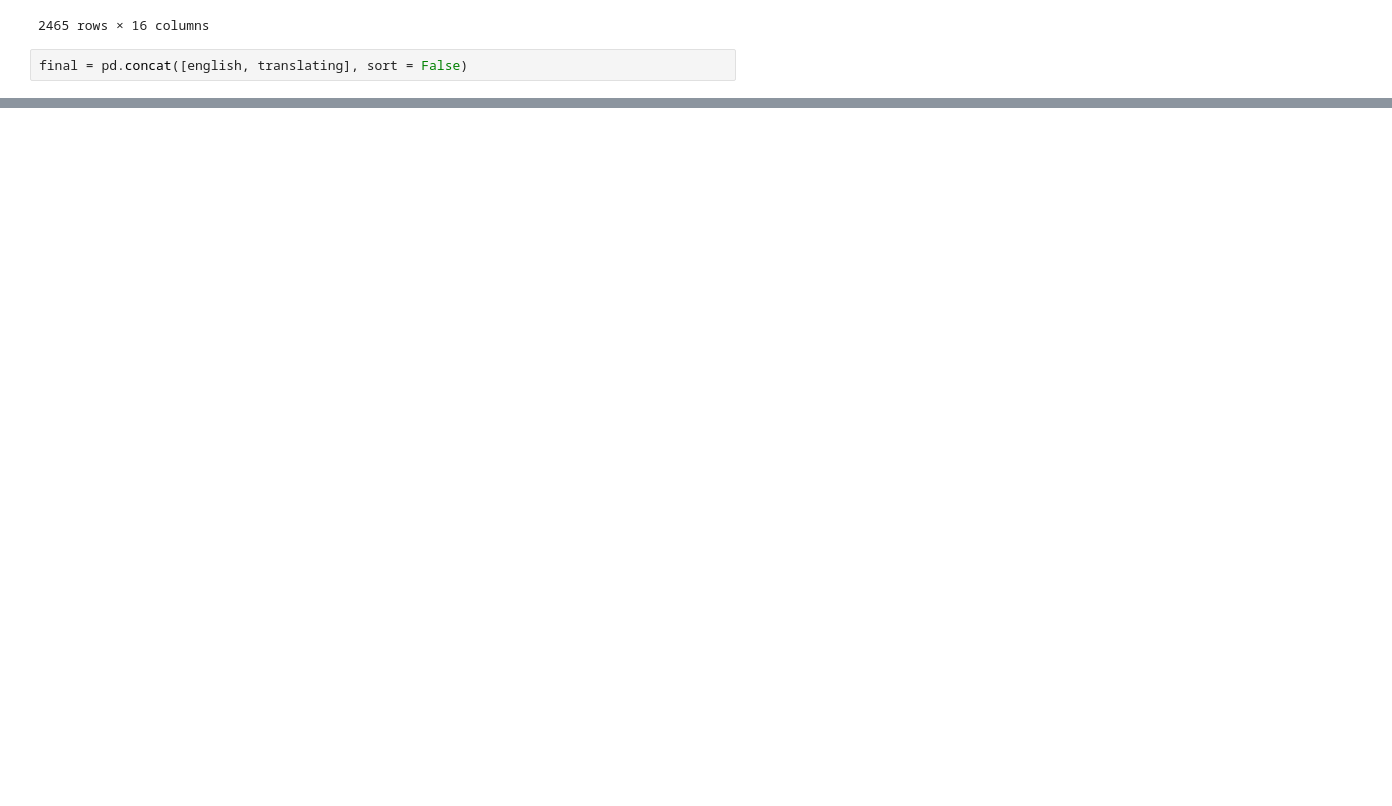
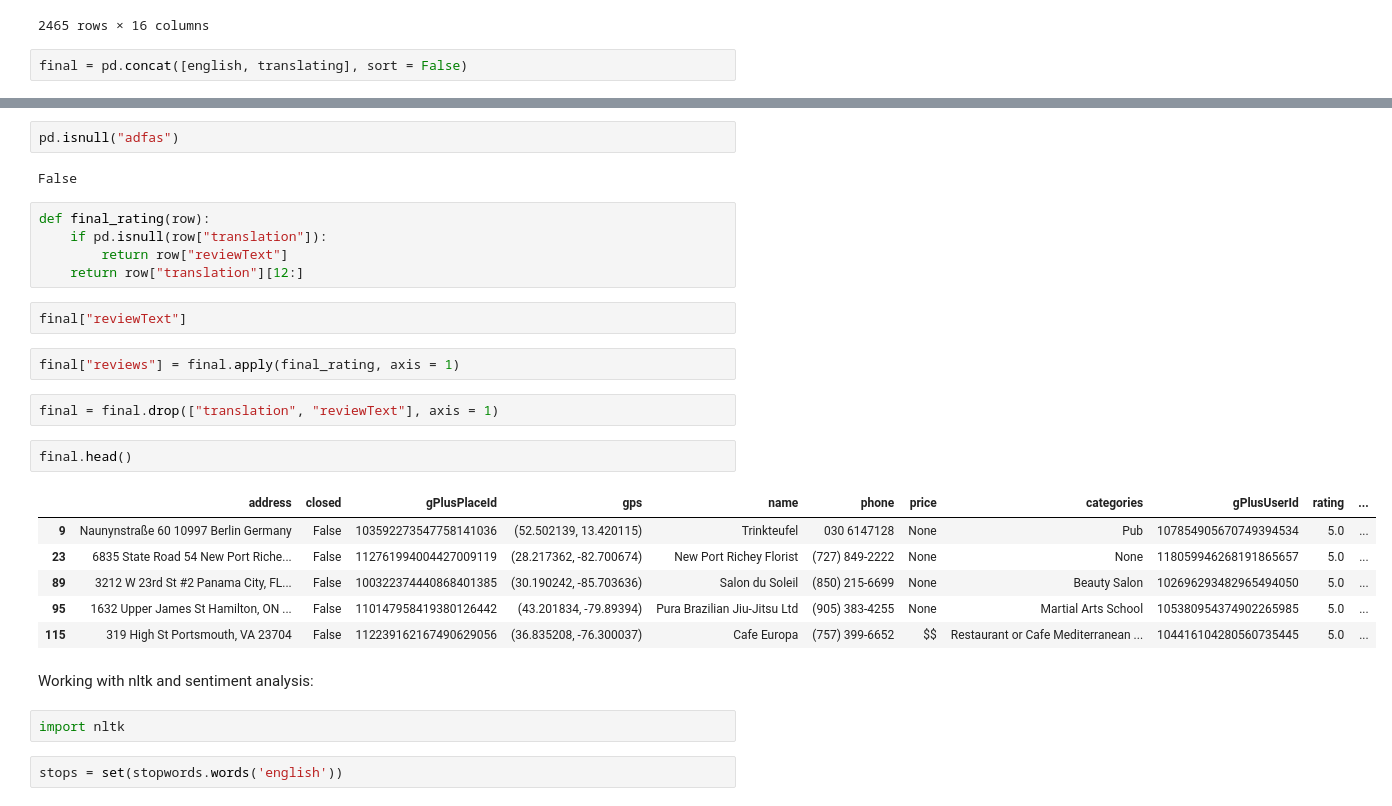
Before and after one commit to Jesse-mk/DS3Datathon, a Jupyter notebook: DS3_Final-smaller.ipynb, the cells around one changed output, grey strips where cells are left out. Drawn from its saved outputs; the diff is of its cells as text; blank space fills up the shorter version.

```diff
--- a/DS3_Final-smaller.ipynb
+++ b/DS3_Final-smaller.ipynb
@@ -291,0 +324,30 @@ final = pd.concat([english, translating], sort = False)
+# %%
+pd.isnull("adfas")
+# %% [output]
+False
+# %%
+def final_rating(row):
+    if pd.isnull(row["translation"]):
+        return row["reviewText"]
+    return row["translation"][12:]
+# %%
+final["reviewText"]
+# %%
+final["reviews"] = final.apply(final_rating, axis = 1)
+# %%
+final = final.drop(["translation", "reviewText"], axis = 1)
+# %%
+final.head()
+# %% [output]
+|  | address | closed | gPlusPlaceId | gps | name | phone | price | categories | gPlusUserId | rating | ... |
+| 9 | Naunynstraße 60 10997 Berlin Germany | False | 103592273547758141036 | (52.502139, 13.420115) | Trinkteufel | 030 6147128 | None | Pub | 107854905670749394534 | 5.0 | ... |
+| 23 | 6835 State Road 54 New Port Riche... | False | 112761994004427009119 | (28.217362, -82.700674) | New Port Richey Florist | (727) 849-2222 | None | None | 118059946268191865657 | 5.0 | ... |
+| 89 | 3212 W 23rd St #2 Panama City, FL... | False | 100322374440868401385 | (30.190242, -85.703636) | Salon du Soleil | (850) 215-6699 | None | Beauty Salon | 102696293482965494050 | 5.0 | ... |
+| 95 | 1632 Upper James St Hamilton, ON ... | False | 110147958419380126442 | (43.201834, -79.89394) | Pura Brazilian Jiu-Jitsu Ltd | (905) 383-4255 | None | Martial Arts School | 105380954374902265985 | 5.0 | ... |
+| 115 | 319 High St Portsmouth, VA 23704 | False | 112239162167490629056 | (36.835208, -76.300037) | Cafe Europa | (757) 399-6652 | $$ | Restaurant or Cafe Mediterranean ... | 104416104280560735445 | 5.0 | ... |
+# %% [markdown]
+Working with nltk and sentiment analysis:
+# %%
+import nltk
+# %%
+stops = set(stopwords.words('english'))
```
Also changed, not shown: parts of 34 cells of this notebook.
